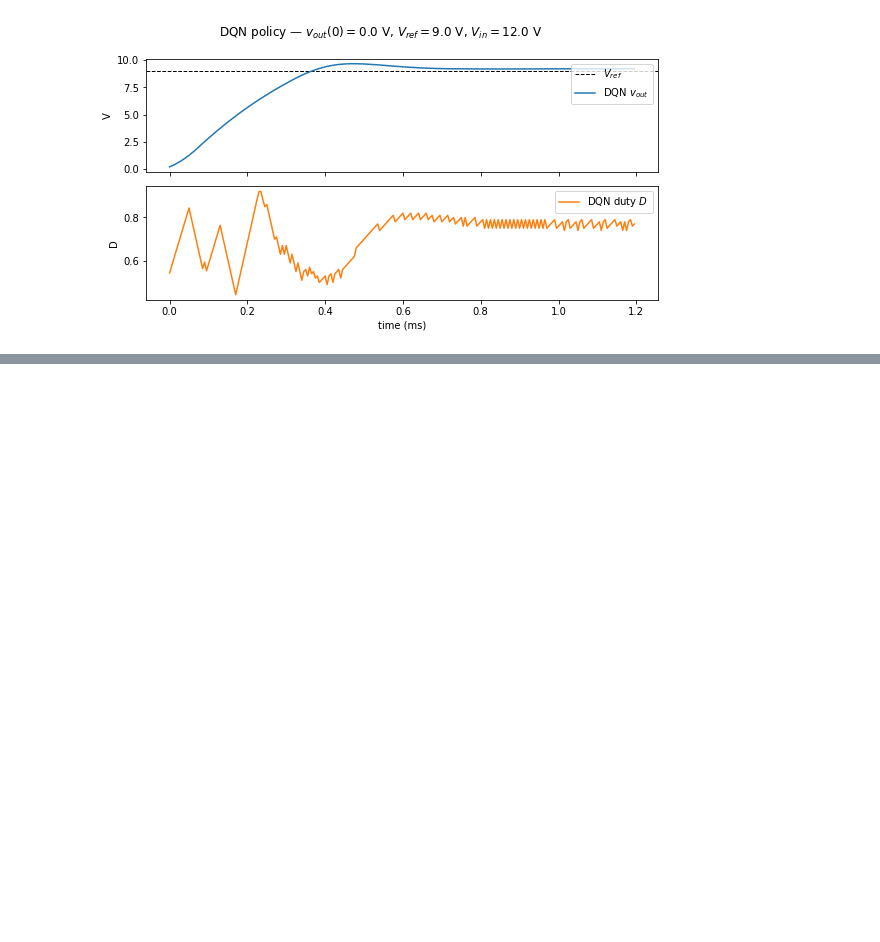
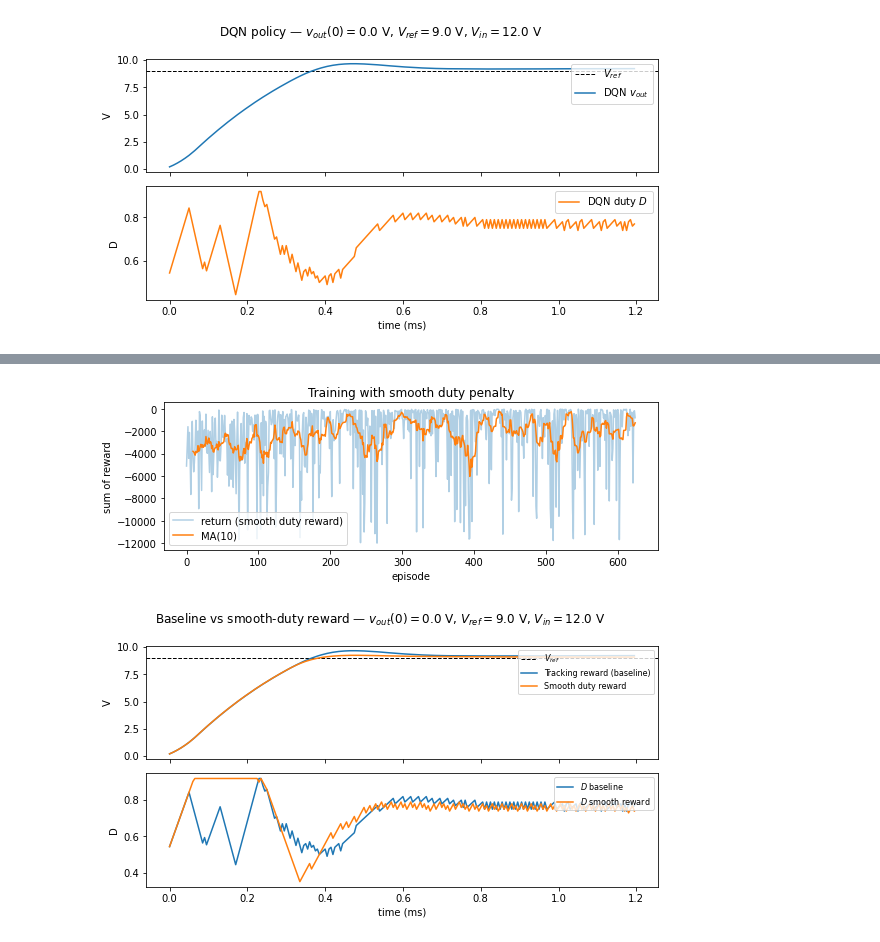
Before and after one commit to XinzeLee/Fundamentals_of_AI_for_PE, a Jupyter notebook: 7_Reinforcement_Learning/RL_buck_control.ipynb, the cells around one changed output, grey strips where cells are left out. Saved outputs shown, nothing was run; the diff lists cells and outputs as text; code cells hidden in the pictures; blank space fills up the shorter version.

```diff
--- a/7_Reinforcement_Learning/RL_buck_control.ipynb
+++ b/7_Reinforcement_Learning/RL_buck_control.ipynb
@@ -420,0 +511,51 @@ plt.show()
+# %%
+plt.figure(figsize=(8, 3))
+plt.plot(episode_returns_smooth, alpha=0.35, label="return (smooth duty reward)")
+if len(episode_returns_smooth) >= 10:
+    win = 10
+    smoothed_s = np.convolve(episode_returns_smooth, np.ones(win) / win, mode="valid")
+    plt.plot(range(win - 1, len(episode_returns_smooth)), smoothed_s, label=f"MA({win})")
+plt.xlabel("episode")
+plt.ylabel("sum of reward")
+plt.title("Training with smooth duty penalty")
+plt.legend()
+plt.tight_layout()
+plt.show()
+
+# Same evaluation scenario as the baseline rollout — compare both policies
+eval_track = BuckAvgEnv()
+eval_smooth = BuckAvgEnvSmoothDuty(duty_step_penalty=150.0)
+target_v = 9.0
+v_init = 0.0
+vin_fixed = 12.0
+roll_seed = 999
+
+trace_track = rollout_deterministic(
+    eval_track, q_net, v_ref=target_v, v0=v_init, vin=vin_fixed, seed=roll_seed
+)
+trace_smooth = rollout_deterministic(
+    eval_smooth, q_net_smooth, v_ref=target_v, v0=v_init, vin=vin_fixed, seed=roll_seed
+)
+
+t_track = np.arange(len(trace_track["v"])) * eval_track.dt * 1e3
+t_smooth = np.arange(len(trace_smooth["v"])) * eval_smooth.dt * 1e3
+
+fig, ax = plt.subplots(2, 1, figsize=(8, 4.5), sharex=True)
+ax[0].axhline(target_v, color="k", ls="--", lw=1, label=r"$V_{ref}$")
+ax[0].plot(t_track, trace_track["v"], label=r"Tracking reward (baseline)")
+ax[0].plot(t_smooth, trace_smooth["v"], label=r"Smooth duty reward")
+ax[0].set_ylabel("V")
+ax[0].legend(loc="upper right", fontsize=8)
+ax[1].plot(t_track, trace_track["d"], label=r"$D$ baseline")
+ax[1].plot(t_smooth, trace_smooth["d"], label=r"$D$ smooth reward")
+ax[1].set_ylabel("D")
+ax[1].set_xlabel("time (ms)")
+ax[1].legend(loc="upper right", fontsize=8)
+plt.suptitle(
+    rf"Baseline vs smooth-duty reward — $v_{{out}}(0)={v_init}$ V, $V_{{ref}}={target_v}$ V, $V_{{in}}={vin_fixed}$ V"
+)
+plt.tight_layout()
+plt.show()
+# %% [output]
+[figure, added]
+[figure, added]
```
Also changed, not shown: parts of 5 cells of this notebook, 42 other files.
